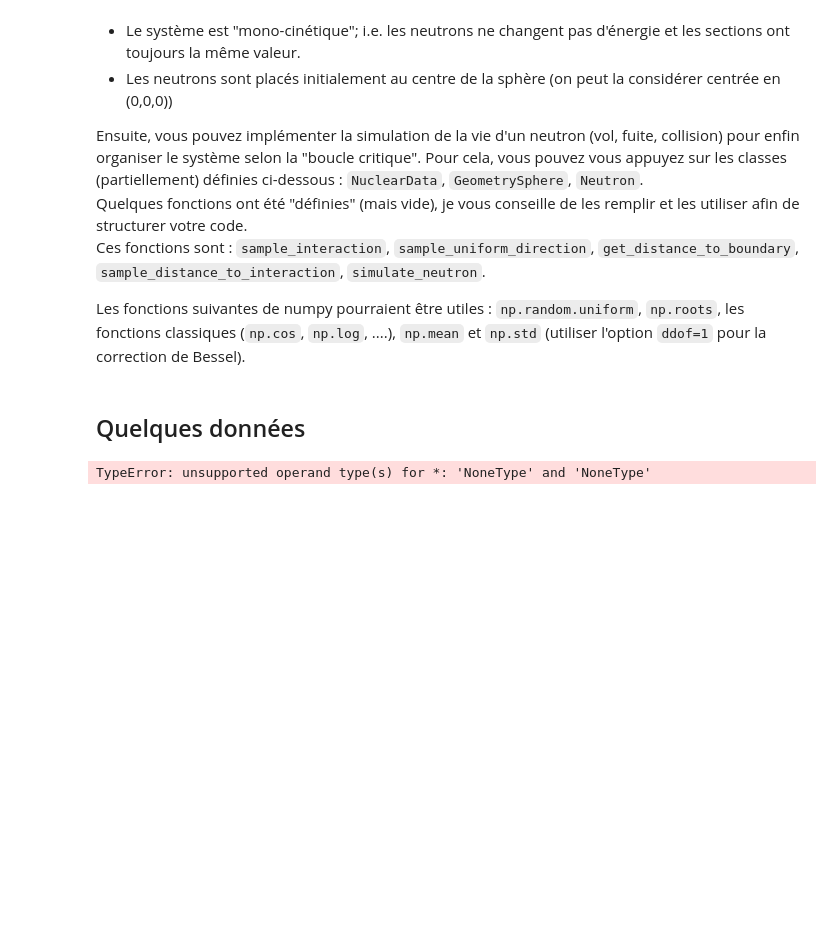
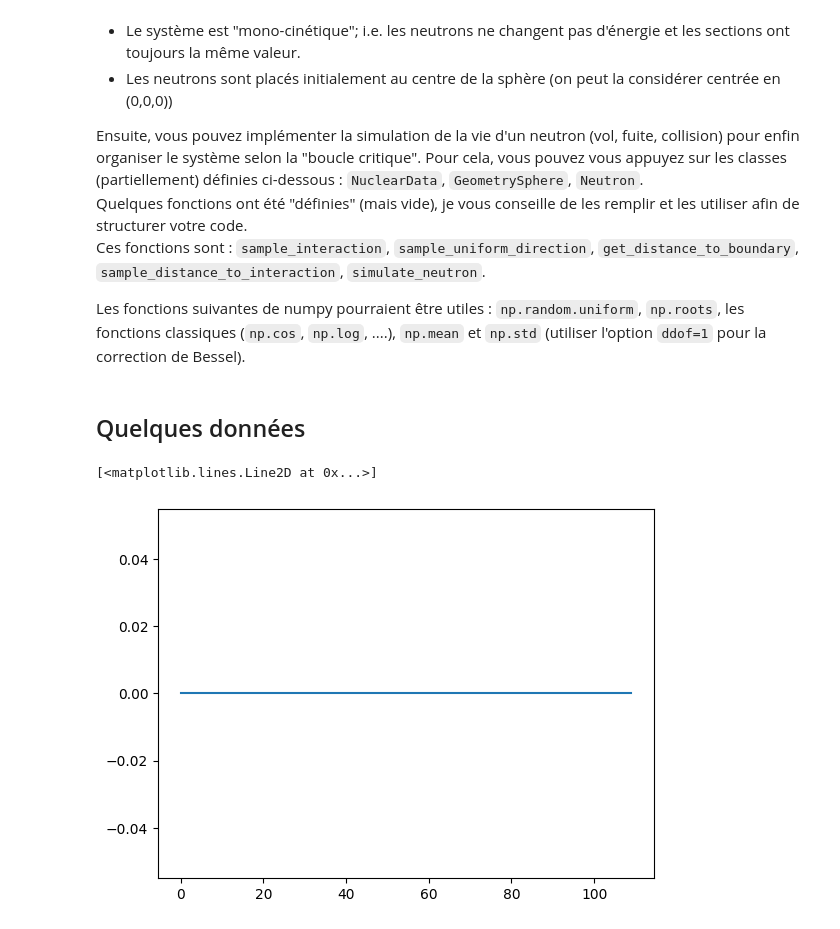
Before and after one commit to atlantis294/neutronic-ensta, a Jupyter notebook: exercices/06_monte_carlo.ipynb, the cells around one changed output. Cells and saved outputs as stored; diff of their text form; code cells hidden in the pictures; blank space fills up the shorter version.

```diff
--- a/exercices/06_monte_carlo.ipynb
+++ b/exercices/06_monte_carlo.ipynb
@@ -15,17 +15,17 @@ Ty=np.zeros_like(Tx, dtype=float)
 # On va compter le nombre de bon tirage
 nombre_de_bons_tirages = 0
 for i in tqdm(range(nombre_de_tirages)):
-    # On procède à deux tirages entre -1 et 1 avec une valeur uniforme
-    x,y= np.random.uniform(-1,1,2)
+    # On procède à deux tirages entre 0 et 1 avec une valeur uniforme
+    x,y= np.random.uniform(0,1,2)
     # Si la norme est inférieur à 1, alors on est dans le cercle donc le tirage est bon
     if x**2 + y**2 <= 1:
         nombre_de_bons_tirages += 1
 
     # Stockage des valeurs pour l'affichage de l'évolution de l'approximation
     if i in Tx:
-        Ty[np.where(Tx==i)[0][0]] = 4 * nombre_de_bons_tirages / i
+        Ty[np.where(Tx==i)[0][0]] =  nombre_de_bons_tirages / i
 
-pi_approximation = 4 * nombre_de_bons_tirages / nombre_de_tirages
+pi_approximation = nombre_de_bons_tirages / nombre_de_tirages
 print("Approximation de pi après", nombre_de_tirages, "tirages :", pi_approximation)
 
 # Ty = Ty - np.pi
@@ -40,6 +40,7 @@ plt.legend()
 plt.grid()
 plt.show(block=False)
 
+# Affichage de l'erreur en fonction du nombre de tirages
 erreur = Ty-np.pi
 plt.plot(Tx,erreur,'r+-')
 plt.xscale('log')
@@ -83,6 +84,11 @@ Les fonctions suivantes de numpy pourraient être utiles : `np.random.uniform`,
 from dataclasses import dataclass, field
 import numpy as np
 import copy
+
+from tqdm import tqdm
+import multiprocessing
+from multiprocessing import Pool
+processes=multiprocessing.cpu_count()
 
 
 @dataclass
@@ -117,13 +123,17 @@ class NuclearData:
     def sample_interaction(self):
         """ Select the interaction : return string : 'capture', ...
         """
-        pass
+        interactions=['capture', 'fission', 'elastic']
+        probabilities=[self.xs_capture/self.xs_total, self.xs_fission/self.xs_total, self.xs_elastic/self.xs_total]
+        return np.random.choice(interactions, probabilities)
+        # pass
 
 
 def sample_uniform_direction():
     """ Sample a uniform direction
     """
-    pass
+    return np.random.uniform(-1, 1, 3)
+    # pass
 
 
 @dataclass
@@ -135,6 +145,8 @@ class GeometrySphere:
         """
         Compute the exiting distance from the sphere for a particle at position 'pos' with direction 'dir'
         """
+        distance = np.linalg.norm(pos-dir)
+        return distance
         pass
 
 
@@ -162,35 +174,39 @@ def sample_distance_to_interaction(sigma_t):
     """
     Sample the distance to the next interaction from the total cross section
     """
     pass
 
 
 def simulate_neutron(neutron, geom, data):
     """
     Simulate the life of a neutron.
     Eventually return fission neutrons in a list if a fission happened
     """
     pass
 
 
 # rayon pour démarrer
 rayon = 1.0  # cm
 np.random.seed(0)
 data = NuclearData()
 geometry = GeometrySphere(radius=rayon)
 nb_neutrons_per_batch = 10000
 nb_batches = 110
-starting_neutrons = [
-    Neutron(np.zeros(3), sample_uniform_direction())
-    for i in range(nb_neutrons_per_batch)
-]
+starting_neutrons = [Neutron(np.zeros(3), sample_uniform_direction()) for i in range(nb_neutrons_per_batch)]
 keff = np.zeros(nb_batches)
+
+for batch in tqdm(range(nb_batches)):
+    with Pool(processes) as pool:
+        results = list(tqdm(pool.imap(simulate_neutron, [Neutron,geometry,data] * nb_neutrons_per_batch), total=nb_neutrons_per_batch))
+
+
 
 
 
 
 import matplotlib.pyplot as plt
 
 plt.plot(keff)
 # %% [output]
-TypeError: unsupported operand type(s) for *: 'NoneType' and 'NoneType'
+[<matplotlib.lines.Line2D at 0x...>]
+[figure, added]
```
